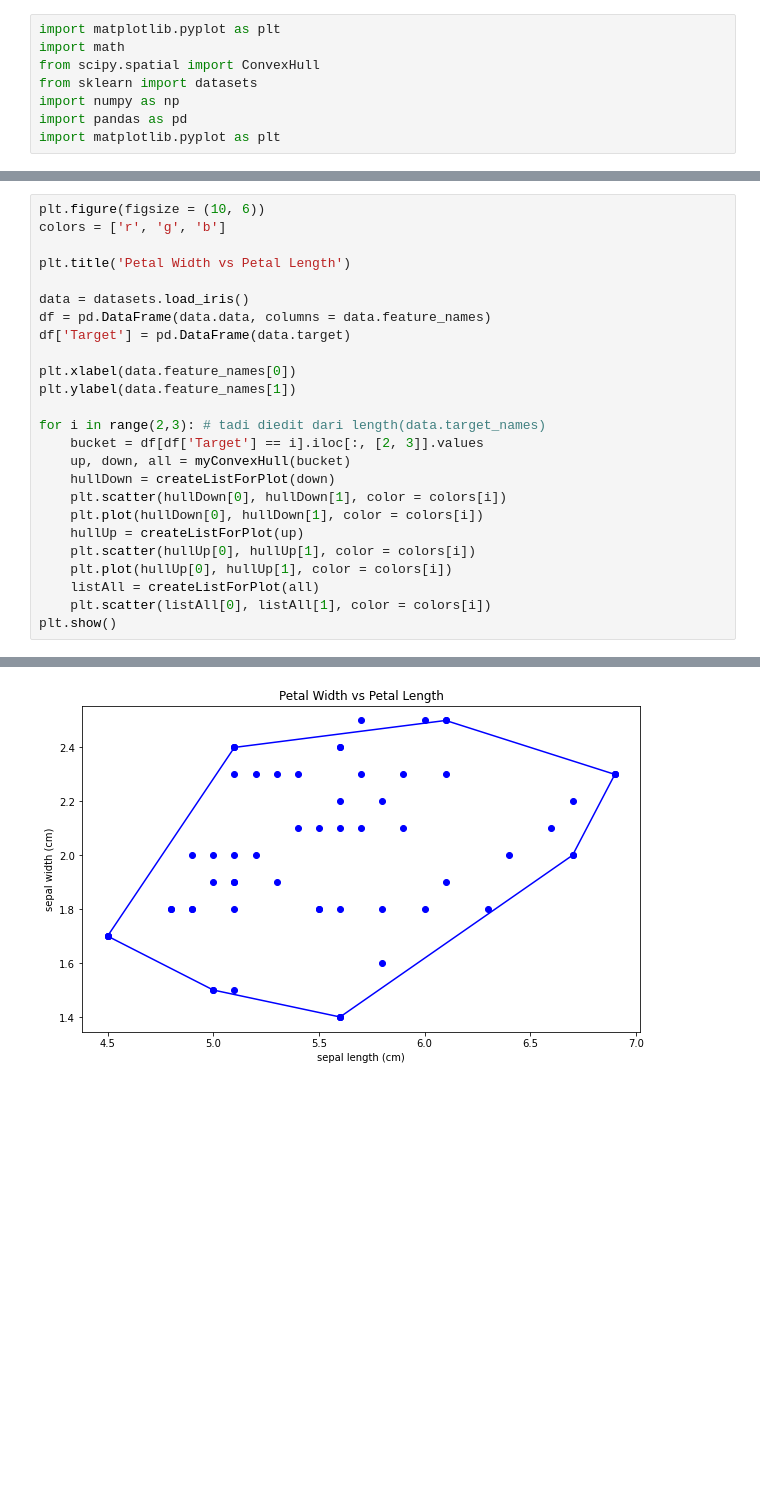
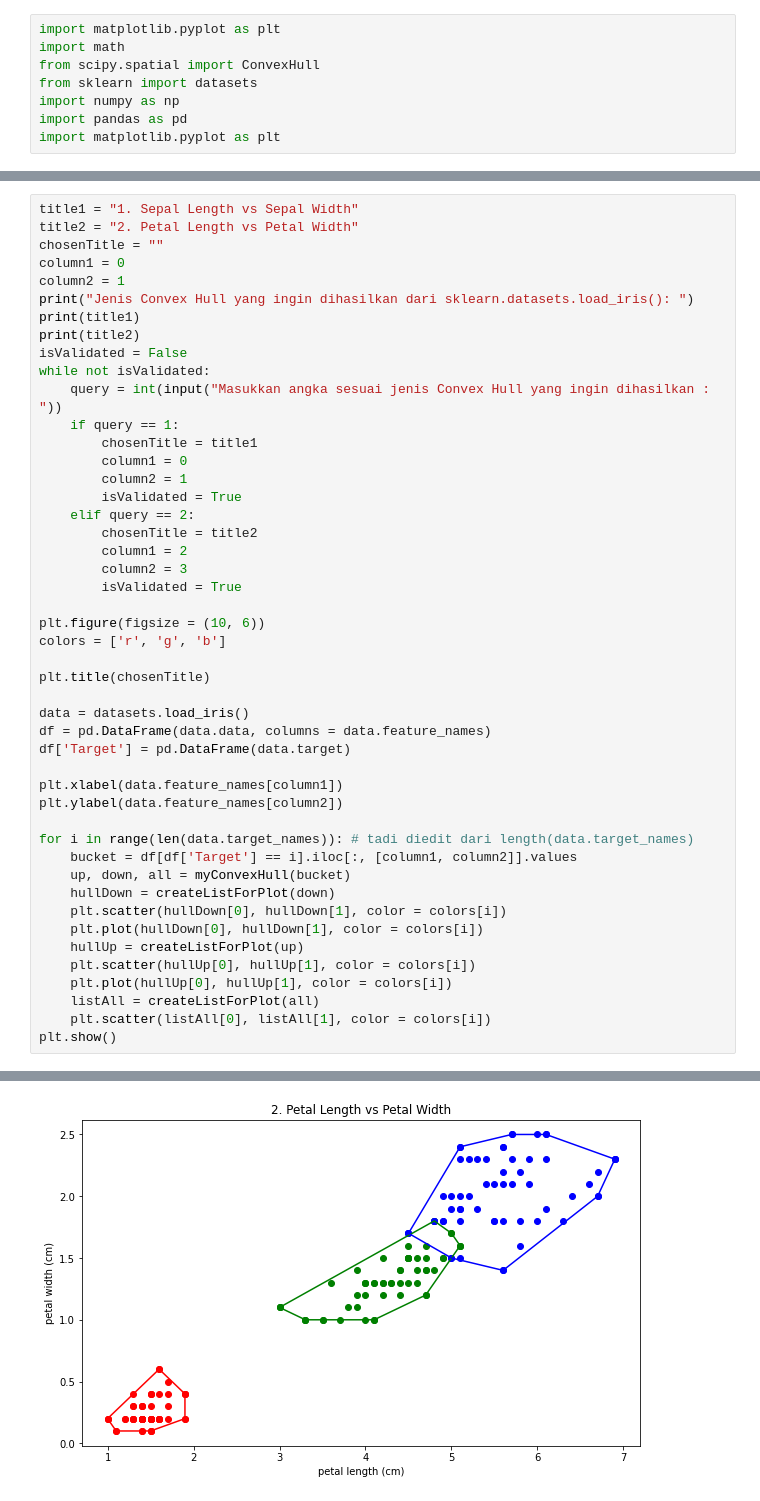
Before and after one commit to LordGedelicious/Convex-Hull-with-Python, a Jupyter notebook: src/main.ipynb, the cells around one changed output, grey strips where cells are left out. Drawn from its saved outputs; the diff is of its cells as text; blank space fills up the shorter version.

```diff
--- a/src/main.ipynb
+++ b/src/main.ipynb
@@ -301,18 +192,40 @@ def myConvexHull(bucket):
 # %%
+title1 = "1. Sepal Length vs Sepal Width"
+title2 = "2. Petal Length vs Petal Width"
+chosenTitle = ""
+column1 = 0
+column2 = 1
+print("Jenis Convex Hull yang ingin dihasilkan dari sklearn.datasets.load_iris(): ")
+print(title1)
+print(title2)
+isValidated = False
+while not isValidated:
+    query = int(input("Masukkan angka sesuai jenis Convex Hull yang ingin dihasilkan : "))
+    if query == 1:
+        chosenTitle = title1
+        column1 = 0
+        column2 = 1
+        isValidated = True
+    elif query == 2:
+        chosenTitle = title2
+        column1 = 2
+        column2 = 3
+        isValidated = True
+
 plt.figure(figsize = (10, 6))
 colors = ['r', 'g', 'b']
 
-plt.title('Petal Width vs Petal Length')
+plt.title(chosenTitle)
 
 data = datasets.load_iris()
 df = pd.DataFrame(data.data, columns = data.feature_names)
 df['Target'] = pd.DataFrame(data.target)
 
-plt.xlabel(data.feature_names[0])
-plt.ylabel(data.feature_names[1])
+plt.xlabel(data.feature_names[column1])
+plt.ylabel(data.feature_names[column2])
 
-for i in range(2,3): # tadi diedit dari length(data.target_names)
-    bucket = df[df['Target'] == i].iloc[:, [2, 3]].values
+for i in range(len(data.target_names)): # tadi diedit dari length(data.target_names)
+    bucket = df[df['Target'] == i].iloc[:, [column1, column2]].values
     up, down, all = myConvexHull(bucket)
     hullDown = createListForPlot(down)
     plt.scatter(hullDown[0], hullDown[1], color = colors[i])
@@ -344 +243 @@ ini pas udah gabung sama right
-[figure, old version]
+[figure, new version]
```
Also changed, not shown: parts of 9 cells of this notebook, 2 other files.
